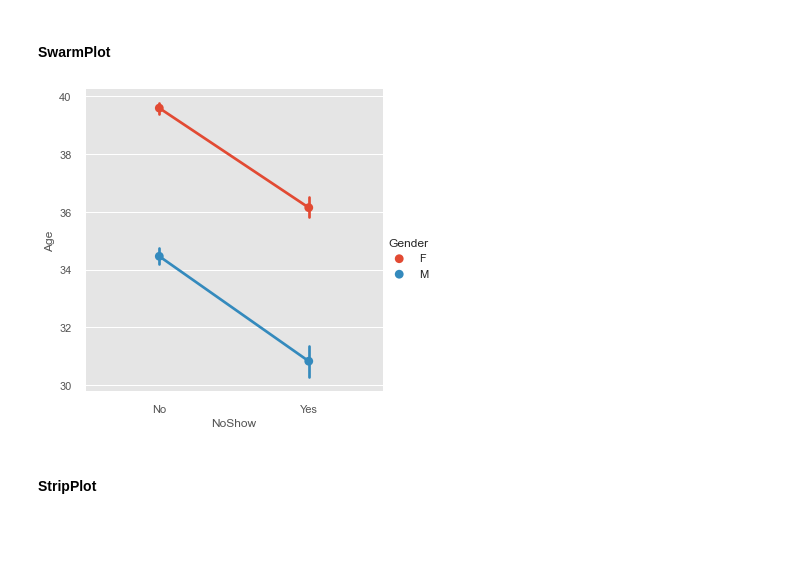
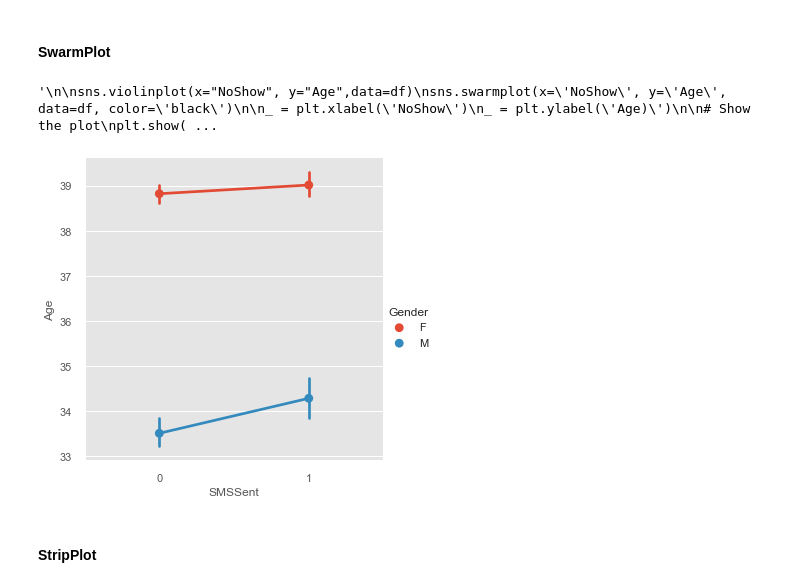
Before and after one commit to asaadkhattab/MedicalAppointmentNoShowsCapstone, a Jupyter notebook: 3_ExploratoryDataAnalysis.ipynb, the cells around one changed output. Drawn from its saved outputs; the diff is of its cells as text; code cells hidden in the pictures; blank space fills up the shorter version.

```diff
--- a/3_ExploratoryDataAnalysis.ipynb
+++ b/3_ExploratoryDataAnalysis.ipynb
@@ -166,13 +209,25 @@ sns.violinplot(x='NoShow', y='Age', hue='Gender', split=True,data=df)
 # %% [markdown]
 #### SwarmPlot
 # %%
-#sns.violinplot(x="NoShow", y="Age",data=df)
-#sns.swarmplot(x="NoShow", y="Age",data=df, color='black')
-#not good for large data sets. Computationally expensive
+# Create bee swarm plot with Seaborn's default settings
+# Doesn't work well with large data sets. Computationally Expensive.
+"""
+
+sns.violinplot(x="NoShow", y="Age",data=df)
+sns.swarmplot(x='NoShow', y='Age', data=df, color='black')
+
+_ = plt.xlabel('NoShow')
+_ = plt.ylabel('Age)')
+
+# Show the plot
+plt.show()
+"""
+# %% [output]
+'\n\nsns.violinplot(x="NoShow", y="Age",data=df)\nsns.swarmplot(x=\'NoShow\', y=\'Age\', data=df, color=\'black\')\n\n_ = plt.xlabel(\'NoShow\')\n_ = plt.ylabel(\'Age)\')\n\n# Show the plot\nplt.show( ...
 # %%
-sns.factorplot(x="NoShow", y="Age", hue="Gender",kind="point", data=df);
+sns.factorplot(x="SMSSent", y="Age", hue="Gender",kind="point", data=df);
 # %% [output]
-[figure, old version]
+[figure, new version]
 # %% [markdown]
 #### StripPlot
 # %%
```
Also changed, not shown: parts of 19 cells of this notebook.
